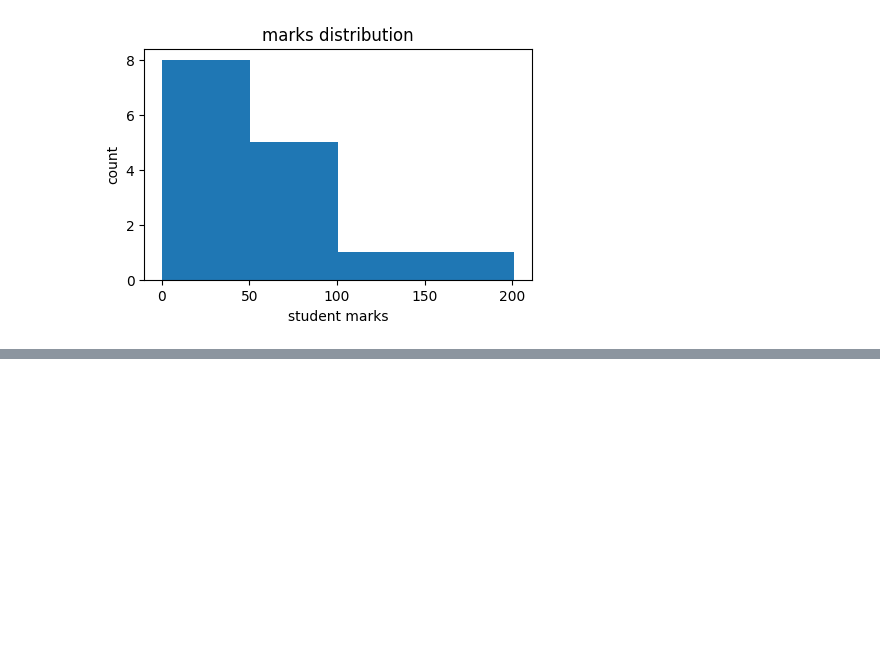
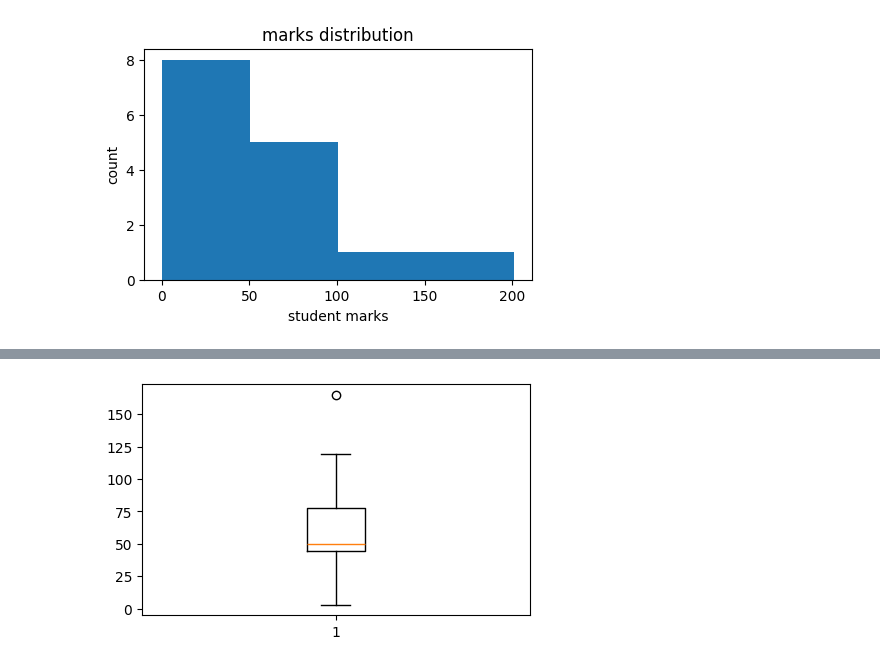
Before and after one commit to SAKSHISAAHU/Data_Analytics, a Jupyter notebook: 8.data_visulization/1.matplotlib.ipynb, the cells around one changed output, grey strips where cells are left out. Cells and saved outputs as stored; diff of their text form; code cells hidden in the pictures; blank space fills up the shorter version.

```diff
--- a/8.data_visulization/1.matplotlib.ipynb
+++ b/8.data_visulization/1.matplotlib.ipynb
@@ -79,0 +89,6 @@ plt.show()
+# %%
+plt.figure(figsize=(5,3))
+plt.boxplot(df['Grade'])
+plt.show()
+# %% [output]
+[figure, added]
```
Also changed, not shown: parts of 34 cells of this notebook.
